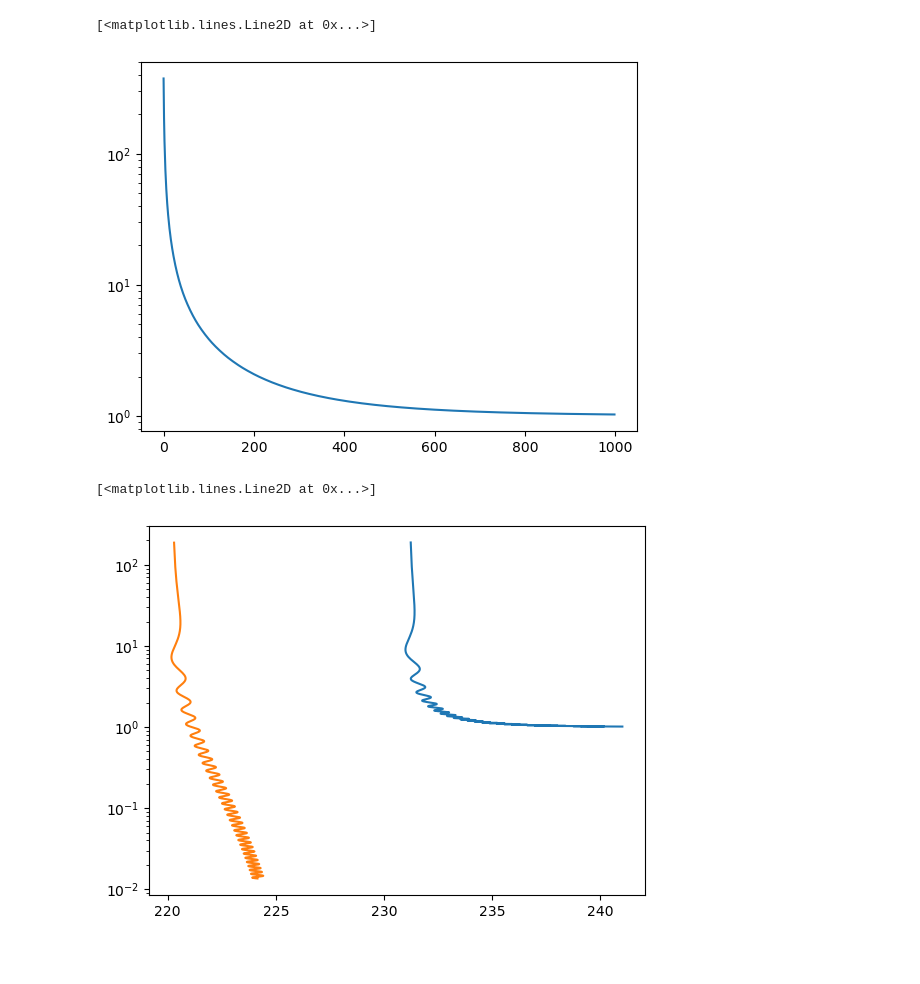
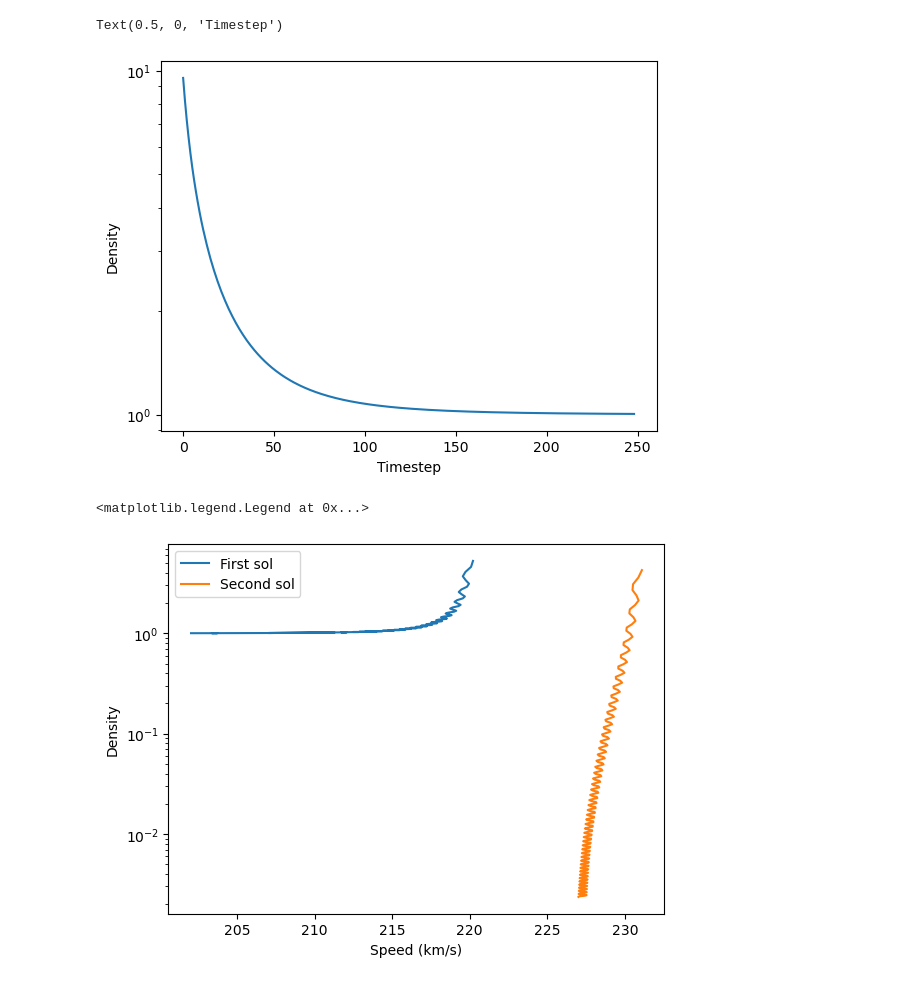
Before and after one commit to shauryagarg145/dark-matter-waves, a Jupyter notebook: annual.ipynb, the cells around one changed output. Drawn from its saved outputs; the diff is of its cells as text; code cells hidden in the pictures; blank space fills up the shorter version.

```diff
--- a/annual.ipynb
+++ b/annual.ipynb
@@ -33,7 +66,7 @@ from vel_conversions import *
 # %%
 t0 = Time("2013-06-22 00:00:00")
 
-times = t0 + np.linspace(0, 30, 1000) * u.day + 0 * u.day
+times = t0 + np.linspace(0, 50, 250) * u.day + 1 * u.day
 # %%
 site = EarthLocation(lat=51.4779 * u.deg, lon=-0.0015 * u.deg, height=45 * u.m)
 start  = sun_to_lab_position(t0, site, frame="ecliptic")
@@ -112,10 +114,10 @@ for i in range(theta.shape[0]):
     assert func(ang1, spd, Phi[i], p) < 1e-6
     assert func(ang2, spd, Phi[i], np.pi - p) < 1e-6
 
-    v_loc = spd_loc * rotation(-ang1) @ r[i] / dist[i] - vlab[i]
+    v_loc = spd_loc * rotationz(ang1) @ r[i] / dist[i] - vlab[i]
     vloc1.append(np.linalg.norm(v_loc))
 
-    v_loc = spd_loc * rotation(ang2) @ r[i] / dist[i] - vlab[i]
+    v_loc = spd_loc * rotationz(-ang2) @ r[i] / dist[i] - vlab[i]
     vloc2.append(np.linalg.norm(v_loc))
 
     dens1.append(1 / jacobian_closed_form(spd, Phi[i], ang1))
@@ -131,13 +133,18 @@ dens2 = np.array(dens2)
 dens = dens1 + dens2
 # %%
 plt.semilogy(dens[1:])
+plt.ylabel("Density")
+plt.xlabel("Timestep")
 # %% [output]
-[<matplotlib.lines.Line2D at 0x...>]
+Text(0.5, 0, 'Timestep')
-[figure, old version]
+[figure, new version]
 # %%
-plt.semilogy(vloc1[1:-1], dens1[1:-1])
-plt.semilogy(vloc2[1:-1], dens2[1:-1])
+plt.semilogy(vloc1[1:-1], dens1[1:-1], label="First sol")
+plt.semilogy(vloc2[1:-1], dens2[1:-1], label = "Second sol")
 #plt.yscale("log")
+plt.xlabel("Speed (km/s)")
+plt.ylabel("Density")
+plt.legend()
 # %% [output]
-[<matplotlib.lines.Line2D at 0x...>]
+<matplotlib.legend.Legend at 0x...>
-[figure, old version]
+[figure, new version]
```
Also changed, not shown: parts of 17 cells of this notebook.
